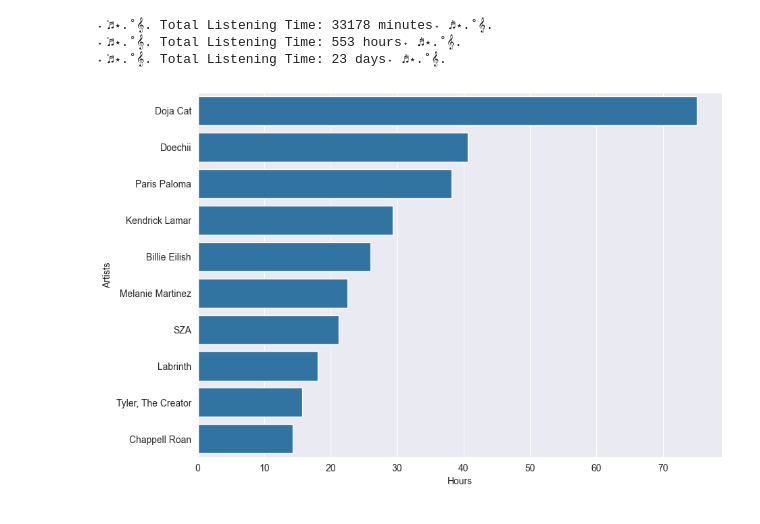
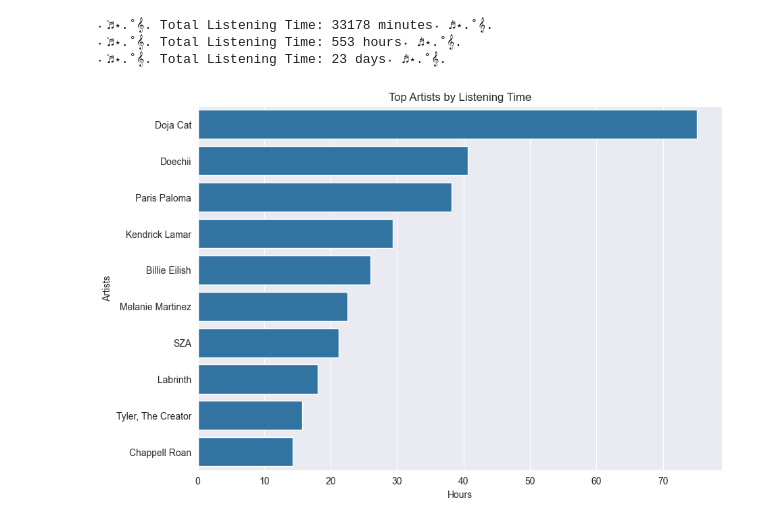
Before and after one commit to chinenyeenete/wrappedify, a Jupyter notebook: wrapped-data.ipynb, the cells around one changed output. Drawn from its saved outputs; the diff is of its cells as text; code cells hidden in the pictures.

Commit message:
added song listening time

```diff
--- a/wrapped-data.ipynb
+++ b/wrapped-data.ipynb
@@ -108,10 +108,11 @@ print(f"˖ ݁♬⋆.˚𝄞. Total Listening Time: {days:.0f} days˖ ݁♬⋆.˚
 # %%
 # visualizing total listening time per artist (in a year)
 artist_time = music_df.groupby("artistName")['hours'].sum().sort_values(ascending=False).head(10)
 plt.figure(figsize = (10,7))
 sns.barplot(x=artist_time.values, y=artist_time.index)
+plt.title("Top Artists by Listening Time")
 plt.xlabel("Hours")
 plt.ylabel("Artists")
 plt.show()
 # %% [output]
-[figure, old version]
+[figure, new version]
```
Also changed, not shown: parts of 1 cell of this notebook.
